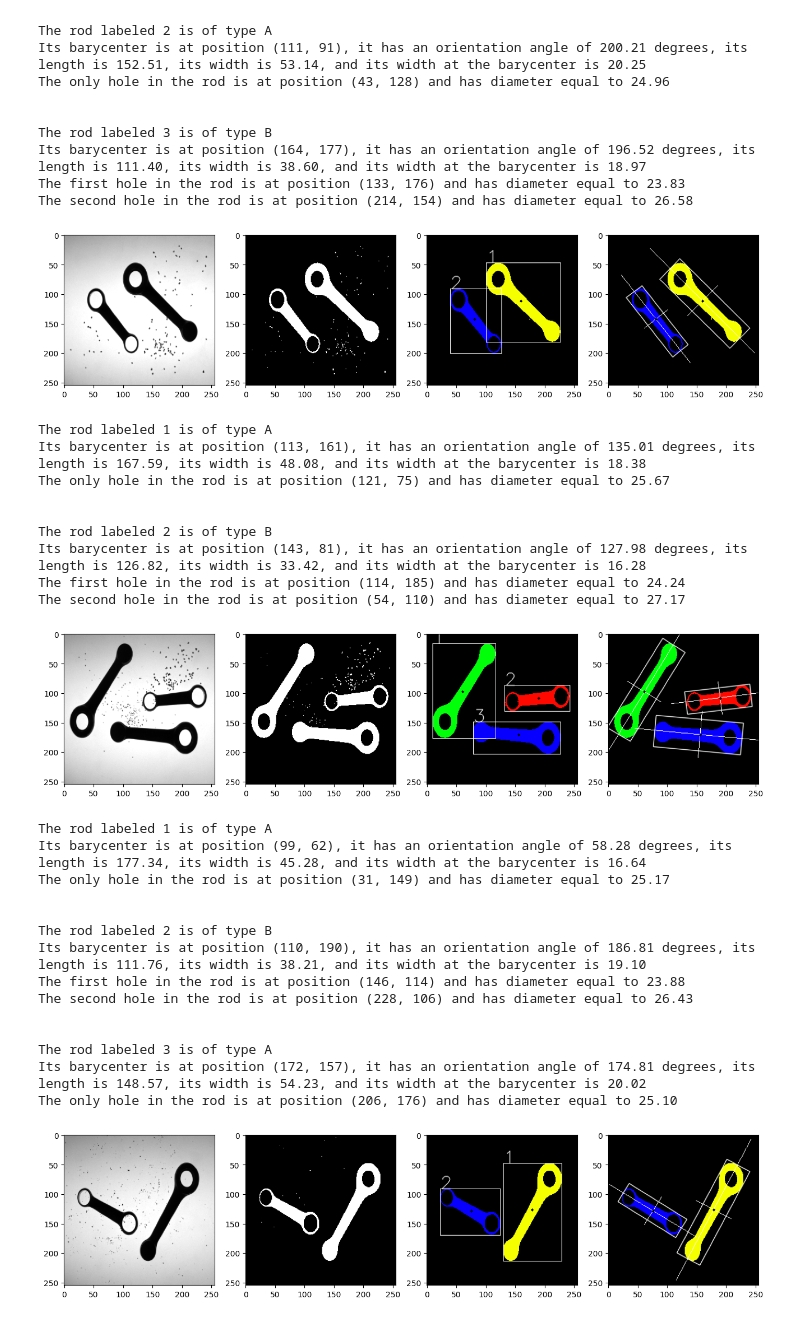
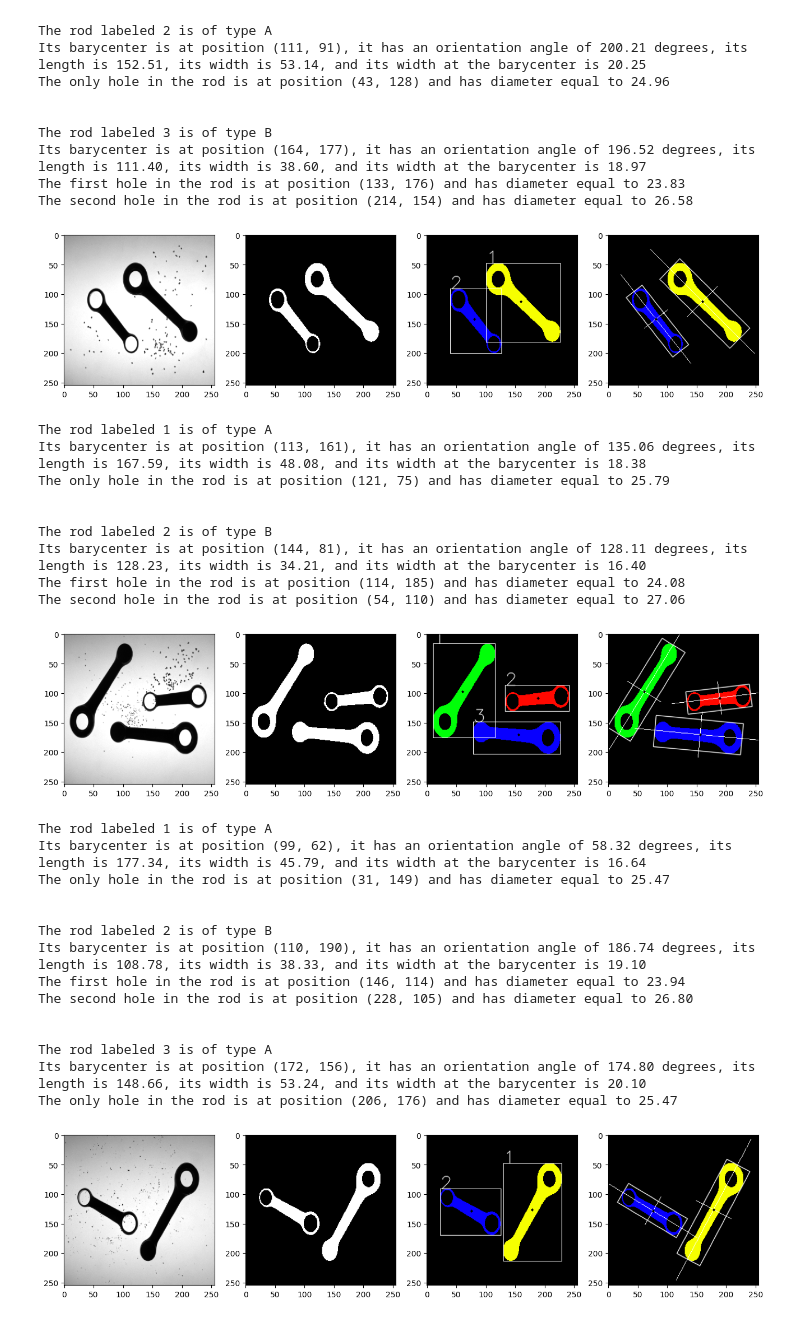
Before and after one commit to MrCr4ft/IPCV_Project, a Jupyter notebook: Visual Inspection of Motorcycle Connecting Rods.ipynb, the cells around one changed output. Drawn from its saved outputs; the diff is of its cells as text; code cells hidden in the pictures.

```diff
--- a/Visual Inspection of Motorcycle Connecting Rods.ipynb
+++ b/Visual Inspection of Motorcycle Connecting Rods.ipynb
@@ -12,19 +12,3 @@ IMAGES = {}
 for task in TASK_IMGLIST:
     for img_name in TASK_IMGLIST[task]:
         IMAGES[img_name] = cv.imread('./images/' + img_name, cv.IMREAD_GRAYSCALE)
-# %%
-for img_name in TASK_IMGLIST['TASK_1']:
-    X = np.arange(255)[:, None]
-    kde = KernelDensity(kernel='gaussian', bandwidth=6).fit(IMAGES[img_name].ravel()[:, None])
-    log_dens = kde.score_samples(X)
-    threshold = scipy.signal.argrelmin(log_dens)[0][0]
-    otsu_threshold, _ = cv.threshold(IMAGES[img_name], 0, 255, cv.THRESH_BINARY + cv.THRESH_OTSU)
-    plt.hist(IMAGES[img_name].ravel(), bins=256, range=(0, 256), density=True, fc='k', ec='k', label='Gray levels PMF') #calculating histogram
-    plt.plot(np.exp(log_dens), label='KDE scores for gray levels (estimated PDF)')
-    plt.axvline(x=threshold, color='red', label='KDE threshold')
-    plt.axvline(x=otsu_threshold, color='blue', label='Otsu\'s threshold')
-    plt.xlabel('Gray level')
-    plt.ylabel('Observed frequency')
-    plt.title('Image histogram and computed thresholds')
-    plt.legend()
-    plt.show()
@@ -174,32 +150,32 @@ The first hole in the rod is at position (133, 176) and has diameter equal to 23
 The second hole in the rod is at position (214, 154) and has diameter equal to 26.58
 # %%
 for img_name in TASK_IMGLIST['TASK_2_3']:
-    rods_descriptions = processImage(IMAGES[img_name], False)
+    rods_descriptions = processImage(IMAGES[img_name], True)
 # %% [output]
-[figure, old version]
+[figure, new version]
 The rod labeled 1 is of type A
-Its barycenter is at position (113, 161), it has an orientation angle of 135.01 degrees, its length is 167.59, its width is 48.08, and its width at the barycenter is 18.38
-The only hole in the rod is at position (121, 75) and has diameter equal to 25.67
+Its barycenter is at position (113, 161), it has an orientation angle of 135.06 degrees, its length is 167.59, its width is 48.08, and its width at the barycenter is 18.38
+The only hole in the rod is at position (121, 75) and has diameter equal to 25.79
 
 
 The rod labeled 2 is of type B
-Its barycenter is at position (143, 81), it has an orientation angle of 127.98 degrees, its length is 126.82, its width is 33.42, and its width at the barycenter is 16.28
-The first hole in the rod is at position (114, 185) and has diameter equal to 24.24
-The second hole in the rod is at position (54, 110) and has diameter equal to 27.17
+Its barycenter is at position (144, 81), it has an orientation angle of 128.11 degrees, its length is 128.23, its width is 34.21, and its width at the barycenter is 16.40
+The first hole in the rod is at position (114, 185) and has diameter equal to 24.08
+The second hole in the rod is at position (54, 110) and has diameter equal to 27.06
-[figure, old version]
+[figure, new version]
 The rod labeled 1 is of type A
-Its barycenter is at position (99, 62), it has an orientation angle of 58.28 degrees, its length is 177.34, its width is 45.28, and its width at the barycenter is 16.64
-The only hole in the rod is at position (31, 149) and has diameter equal to 25.17
+Its barycenter is at position (99, 62), it has an orientation angle of 58.32 degrees, its length is 177.34, its width is 45.79, and its width at the barycenter is 16.64
+The only hole in the rod is at position (31, 149) and has diameter equal to 25.47
 
 
 The rod labeled 2 is of type B
-Its barycenter is at position (110, 190), it has an orientation angle of 186.81 degrees, its length is 111.76, its width is 38.21, and its width at the barycenter is 19.10
-The first hole in the rod is at position (146, 114) and has diameter equal to 23.88
-The second hole in the rod is at position (228, 106) and has diameter equal to 26.43
+Its barycenter is at position (110, 190), it has an orientation angle of 186.74 degrees, its length is 108.78, its width is 38.33, and its width at the barycenter is 19.10
+The first hole in the rod is at position (146, 114) and has diameter equal to 23.94
+The second hole in the rod is at position (228, 105) and has diameter equal to 26.80
 
 
 The rod labeled 3 is of type A
-Its barycenter is at position (172, 157), it has an orientation angle of 174.81 degrees, its length is 148.57, its width is 54.23, and its width at the barycenter is 20.02
-The only hole in the rod is at position (206, 176) and has diameter equal to 25.10
+Its barycenter is at position (172, 156), it has an orientation angle of 174.80 degrees, its length is 148.66, its width is 53.24, and its width at the barycenter is 20.10
+The only hole in the rod is at position (206, 176) and has diameter equal to 25.47
 [figure]
 The rod labeled 1 is of type A
```
Also changed, not shown: parts of 3 cells of this notebook, 7 other files.
